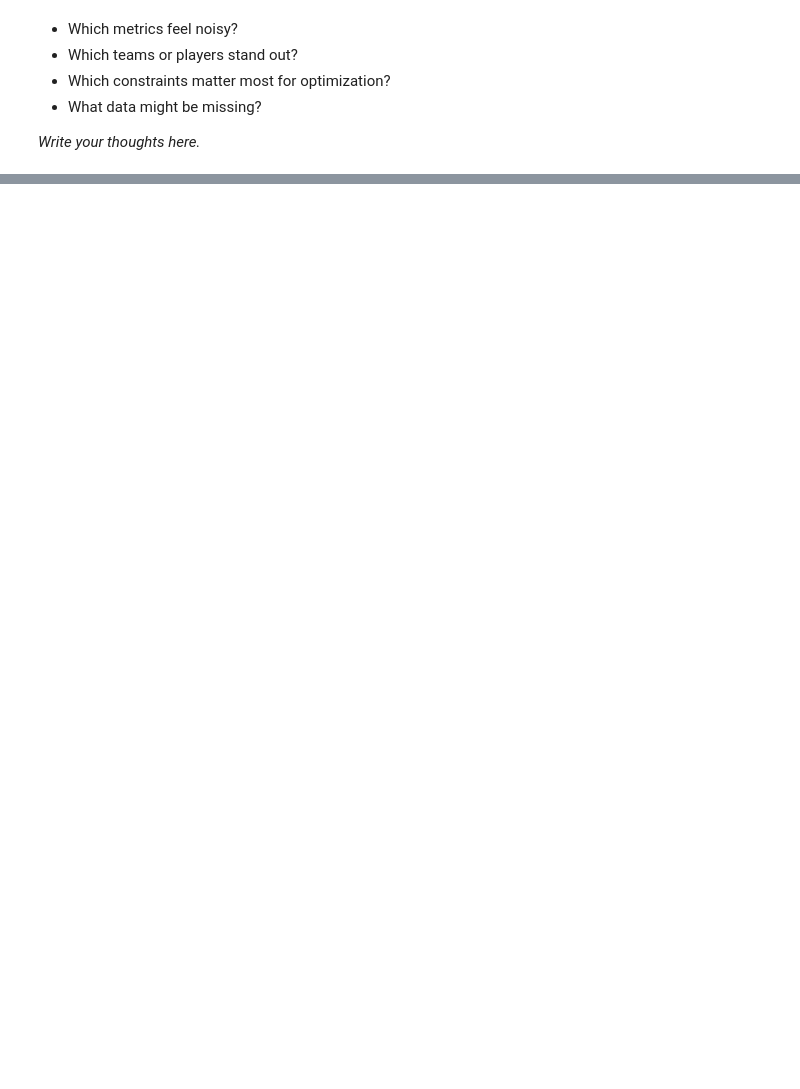
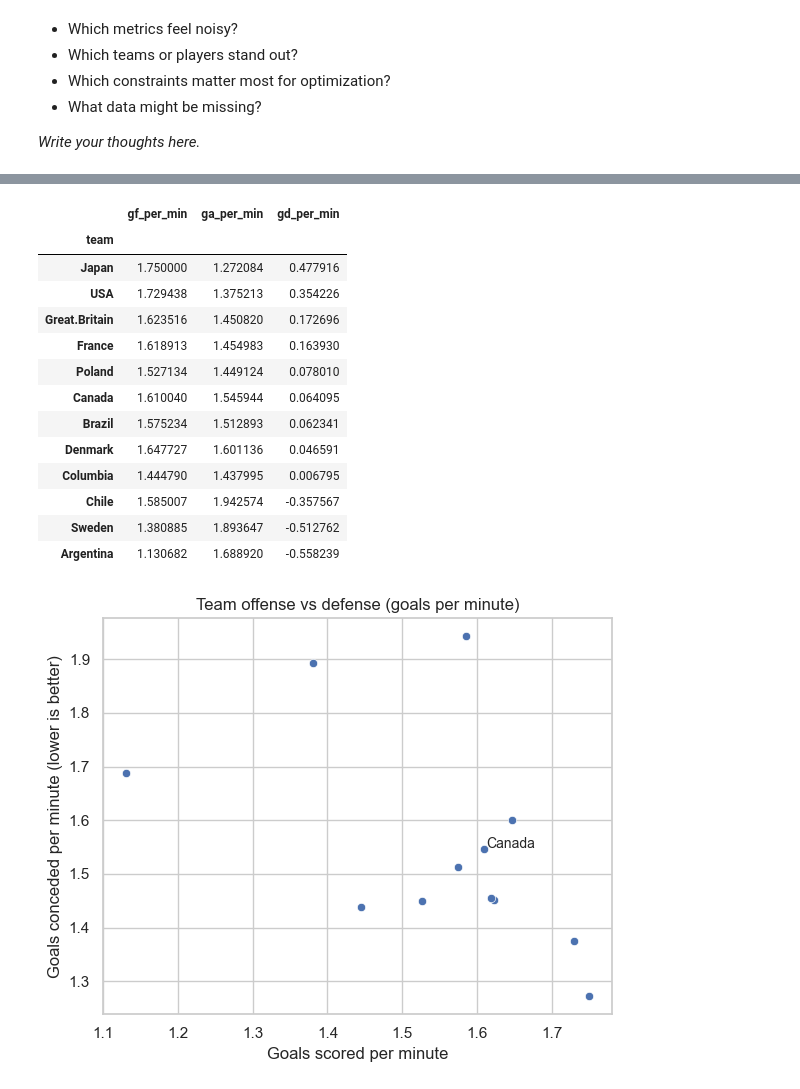
Before and after one commit to benFogerty/CaseStudy1, a Jupyter notebook: Wheelchair_Rugby_EDA.ipynb, the cells around one changed output, grey strips where cells are left out. Cells and saved outputs as stored; diff of their text form; code cells hidden in the pictures; blank space fills up the shorter version.

```diff
--- a/Wheelchair_Rugby_EDA.ipynb
+++ b/Wheelchair_Rugby_EDA.ipynb
@@ -270,0 +711,50 @@ _Write your thoughts here._
+# %%
+# Offense/defense proxies from stint-level totals
+home_totals = (
+    stints.groupby("h_team")
+    .agg(goals_for=("h_goals", "sum"), goals_against=("a_goals", "sum"), minutes=("minutes", "sum"))
+    .rename_axis("team")
+)
+away_totals = (
+    stints.groupby("a_team")
+    .agg(goals_for=("a_goals", "sum"), goals_against=("h_goals", "sum"), minutes=("minutes", "sum"))
+    .rename_axis("team")
+)
+
+team_totals = home_totals.add(away_totals, fill_value=0)
+team_strength = team_totals.assign(
+    gf_per_min=lambda d: d["goals_for"] / d["minutes"],
+    ga_per_min=lambda d: d["goals_against"] / d["minutes"],
+    gd_per_min=lambda d: (d["goals_for"] - d["goals_against"]) / d["minutes"],
+)[["gf_per_min", "ga_per_min", "gd_per_min"]]
+
+team_strength = team_strength.sort_values("gd_per_min", ascending=False)
+display(team_strength)
+
+plt.figure(figsize=(6, 5))
+df_scatter = team_strength.reset_index()
+sns.scatterplot(data=df_scatter, x="gf_per_min", y="ga_per_min")
+if (df_scatter["team"] == "Canada").any():
+    r = df_scatter[df_scatter["team"] == "Canada"].iloc[0]
+    plt.text(r["gf_per_min"] + 0.003, r["ga_per_min"] + 0.003, "Canada", fontsize=10)
+plt.title("Team offense vs defense (goals per minute)")
+plt.xlabel("Goals scored per minute")
+plt.ylabel("Goals conceded per minute (lower is better)")
+plt.tight_layout()
+plt.show()
+# %% [output]
+|  | gf_per_min | ga_per_min | gd_per_min |
+| team |  |  |  |
+| Japan | 1.750000 | 1.272084 | 0.477916 |
+| USA | 1.729438 | 1.375213 | 0.354226 |
+| Great.Britain | 1.623516 | 1.450820 | 0.172696 |
+| France | 1.618913 | 1.454983 | 0.163930 |
+| Poland | 1.527134 | 1.449124 | 0.078010 |
+| Canada | 1.610040 | 1.545944 | 0.064095 |
+| Brazil | 1.575234 | 1.512893 | 0.062341 |
+| Denmark | 1.647727 | 1.601136 | 0.046591 |
+| Columbia | 1.444790 | 1.437995 | 0.006795 |
+| Chile | 1.585007 | 1.942574 | -0.357567 |
+| Sweden | 1.380885 | 1.893647 | -0.512762 |
+| Argentina | 1.130682 | 1.688920 | -0.558239 |
+[figure, added]
```
Also changed, not shown: parts of 14 cells of this notebook, 2 other files.
